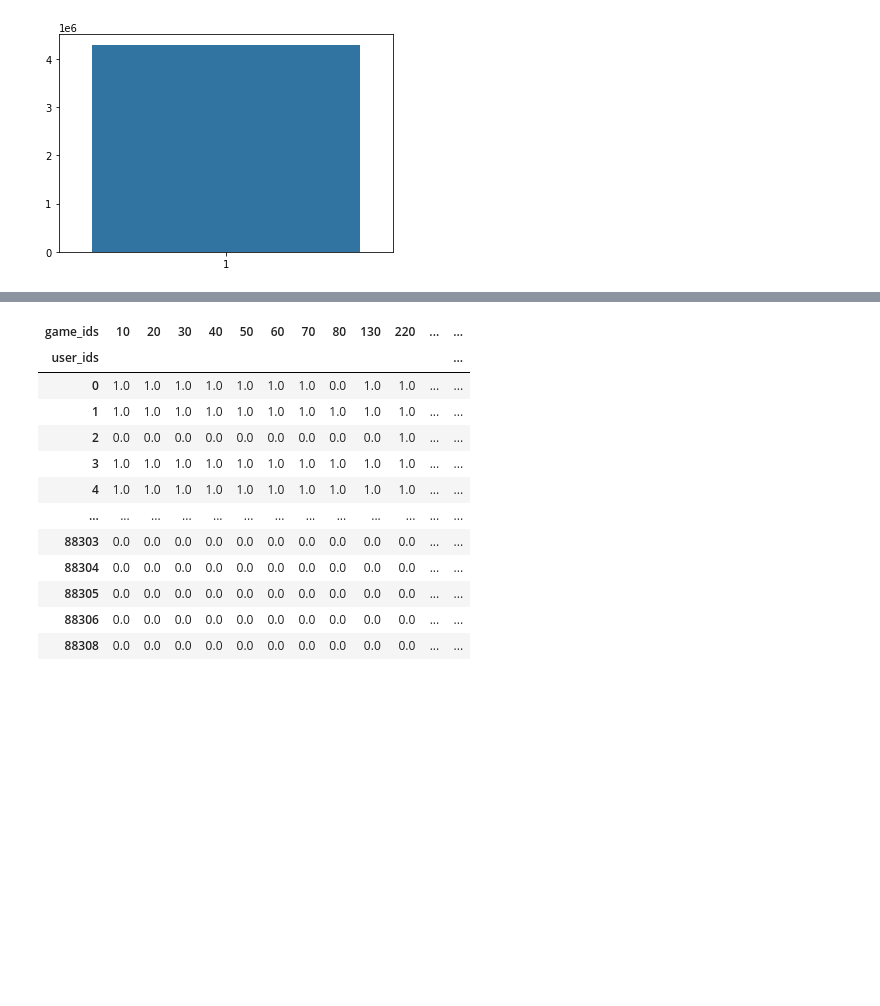
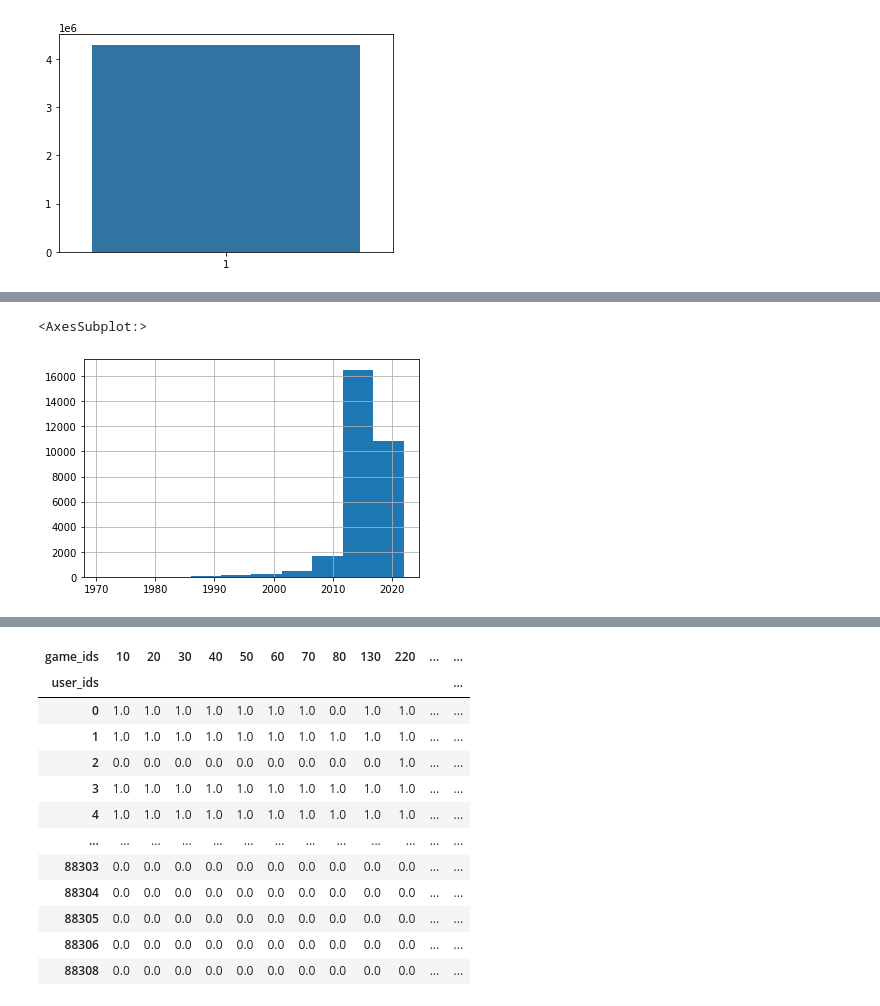
Before and after one commit to JakeAsh22/steam-rec-system, a Jupyter notebook: get_data.ipynb, the cells around one changed output, grey strips where cells are left out. Saved outputs shown, nothing was run; the diff lists cells and outputs as text; code cells hidden in the pictures; blank space fills up the shorter version.

```diff
--- a/get_data.ipynb
+++ b/get_data.ipynb
@@ -262,0 +340,5 @@ sns.barplot(x=clean_df['owned'].value_counts().index,y=clean_df['owned'].value_c
+# %%
+dates.hist()
+# %% [output]
+<AxesSubplot:>
+[figure, added]
```
Also changed, not shown: parts of 23 cells of this notebook.
